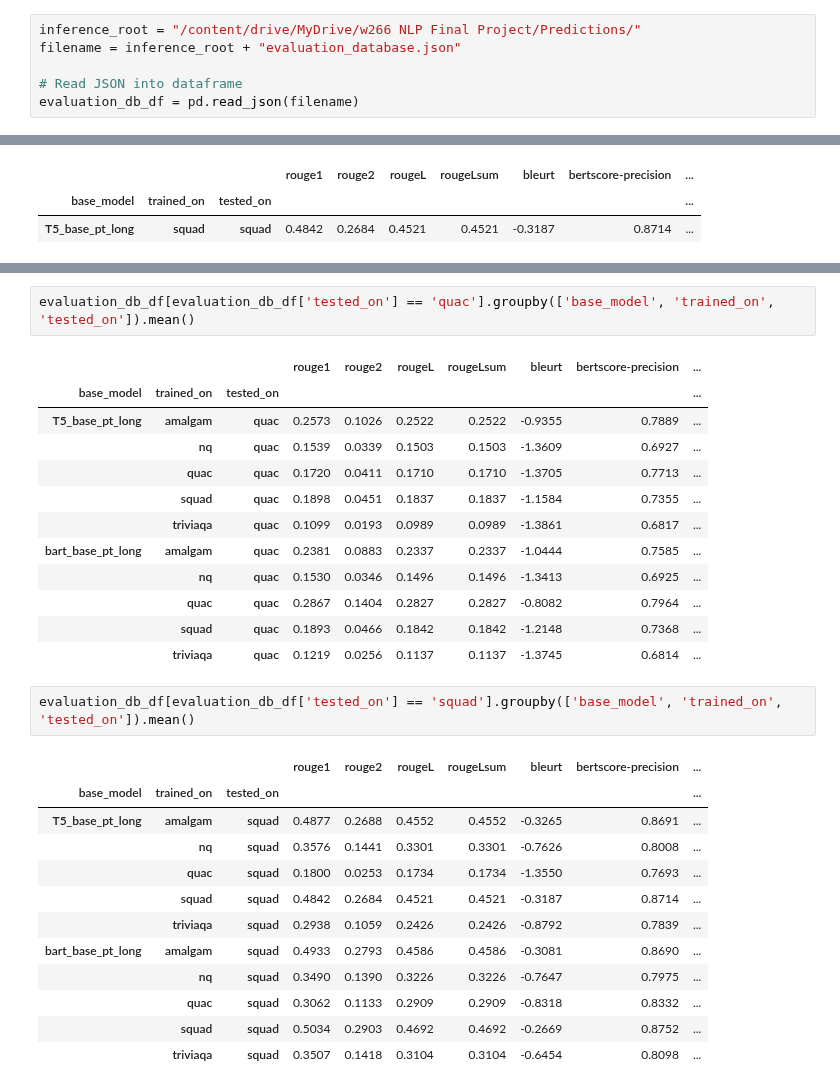
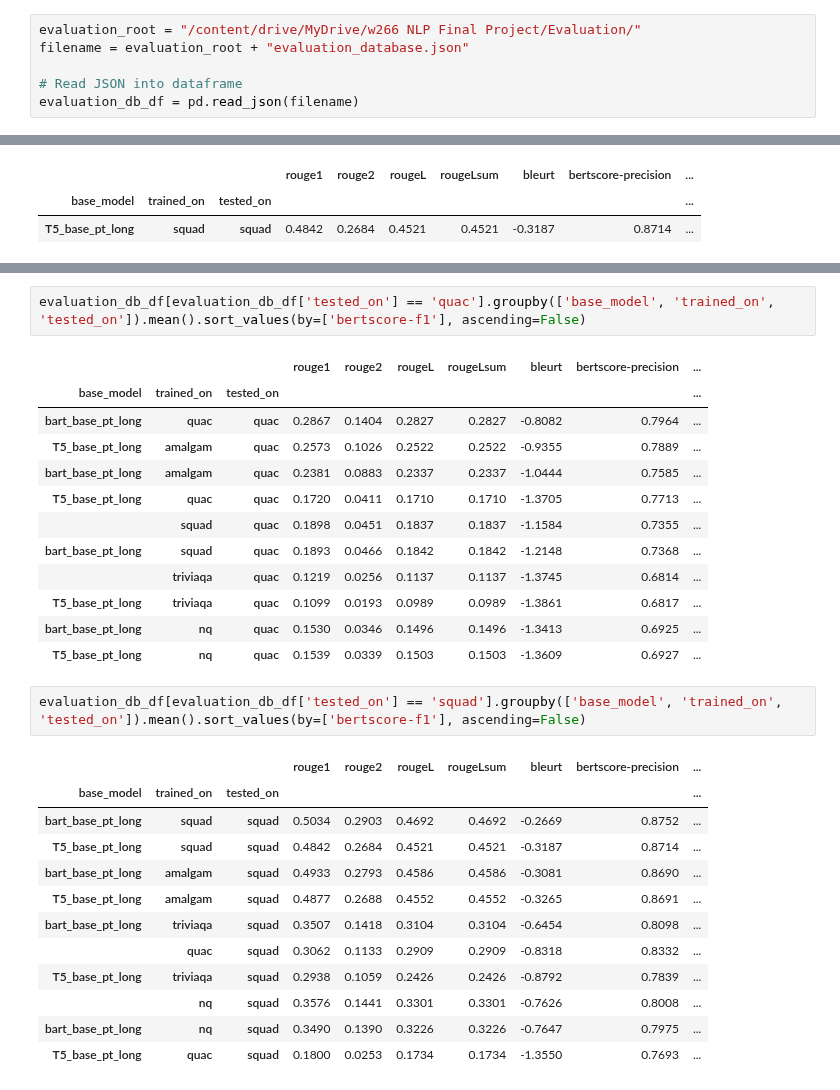
Before and after one commit to jeanlucjackson/w266_NLP_final_project, a Jupyter notebook: code/sandboxes/RR/rr_evaluation_sandbox.ipynb, the cells around one changed output, grey strips where cells are left out. Drawn from its saved outputs; the diff is of its cells as text.

```diff
--- a/code/sandboxes/RR/rr_evaluation_sandbox.ipynb
+++ b/code/sandboxes/RR/rr_evaluation_sandbox.ipynb
@@ -9,8 +9,8 @@ drive.mount('/content/drive')
 # %% [output]
 Mounted at /content/drive
 # %%
-inference_root = "/content/drive/MyDrive/w266 NLP Final Project/Predictions/"
-filename = inference_root + "evaluation_database.json"
+evaluation_root = "/content/drive/MyDrive/w266 NLP Final Project/Evaluation/"
+filename = evaluation_root + "evaluation_database.json"
 
 # Read JSON into dataframe
 evaluation_db_df = pd.read_json(filename)
@@ -51,31 +51,31 @@ evaluation_db_df[evaluation_db_df['tested_on'] == 'nq'].groupby(['base_model', '
 # %%
-evaluation_db_df[evaluation_db_df['tested_on'] == 'quac'].groupby(['base_model', 'trained_on', 'tested_on']).mean()
+evaluation_db_df[evaluation_db_df['tested_on'] == 'quac'].groupby(['base_model', 'trained_on', 'tested_on']).mean().sort_values(by=['bertscore-f1'], ascending=False)
 # %% [output]
 |  |  |  | rouge1 | rouge2 | rougeL | rougeLsum | bleurt | bertscore-precision | ... |
 | base_model | trained_on | tested_on |  |  |  |  |  |  | ... |
+| bart_base_pt_long | quac | quac | 0.2867 | 0.1404 | 0.2827 | 0.2827 | -0.8082 | 0.7964 | ... |
 | T5_base_pt_long | amalgam | quac | 0.2573 | 0.1026 | 0.2522 | 0.2522 | -0.9355 | 0.7889 | ... |
-|  | nq | quac | 0.1539 | 0.0339 | 0.1503 | 0.1503 | -1.3609 | 0.6927 | ... |
-|  | quac | quac | 0.1720 | 0.0411 | 0.1710 | 0.1710 | -1.3705 | 0.7713 | ... |
+| bart_base_pt_long | amalgam | quac | 0.2381 | 0.0883 | 0.2337 | 0.2337 | -1.0444 | 0.7585 | ... |
+| T5_base_pt_long | quac | quac | 0.1720 | 0.0411 | 0.1710 | 0.1710 | -1.3705 | 0.7713 | ... |
 |  | squad | quac | 0.1898 | 0.0451 | 0.1837 | 0.1837 | -1.1584 | 0.7355 | ... |
-|  | triviaqa | quac | 0.1099 | 0.0193 | 0.0989 | 0.0989 | -1.3861 | 0.6817 | ... |
-| bart_base_pt_long | amalgam | quac | 0.2381 | 0.0883 | 0.2337 | 0.2337 | -1.0444 | 0.7585 | ... |
-|  | nq | quac | 0.1530 | 0.0346 | 0.1496 | 0.1496 | -1.3413 | 0.6925 | ... |
-|  | quac | quac | 0.2867 | 0.1404 | 0.2827 | 0.2827 | -0.8082 | 0.7964 | ... |
-|  | squad | quac | 0.1893 | 0.0466 | 0.1842 | 0.1842 | -1.2148 | 0.7368 | ... |
+| bart_base_pt_long | squad | quac | 0.1893 | 0.0466 | 0.1842 | 0.1842 | -1.2148 | 0.7368 | ... |
 |  | triviaqa | quac | 0.1219 | 0.0256 | 0.1137 | 0.1137 | -1.3745 | 0.6814 | ... |
+| T5_base_pt_long | triviaqa | quac | 0.1099 | 0.0193 | 0.0989 | 0.0989 | -1.3861 | 0.6817 | ... |
+| bart_base_pt_long | nq | quac | 0.1530 | 0.0346 | 0.1496 | 0.1496 | -1.3413 | 0.6925 | ... |
+| T5_base_pt_long | nq | quac | 0.1539 | 0.0339 | 0.1503 | 0.1503 | -1.3609 | 0.6927 | ... |
 # %%
-evaluation_db_df[evaluation_db_df['tested_on'] == 'squad'].groupby(['base_model', 'trained_on', 'tested_on']).mean()
+evaluation_db_df[evaluation_db_df['tested_on'] == 'squad'].groupby(['base_model', 'trained_on', 'tested_on']).mean().sort_values(by=['bertscore-f1'], ascending=False)
 # %% [output]
 |  |  |  | rouge1 | rouge2 | rougeL | rougeLsum | bleurt | bertscore-precision | ... |
 | base_model | trained_on | tested_on |  |  |  |  |  |  | ... |
+| bart_base_pt_long | squad | squad | 0.5034 | 0.2903 | 0.4692 | 0.4692 | -0.2669 | 0.8752 | ... |
+| T5_base_pt_long | squad | squad | 0.4842 | 0.2684 | 0.4521 | 0.4521 | -0.3187 | 0.8714 | ... |
+| bart_base_pt_long | amalgam | squad | 0.4933 | 0.2793 | 0.4586 | 0.4586 | -0.3081 | 0.8690 | ... |
 | T5_base_pt_long | amalgam | squad | 0.4877 | 0.2688 | 0.4552 | 0.4552 | -0.3265 | 0.8691 | ... |
+| bart_base_pt_long | triviaqa | squad | 0.3507 | 0.1418 | 0.3104 | 0.3104 | -0.6454 | 0.8098 | ... |
+|  | quac | squad | 0.3062 | 0.1133 | 0.2909 | 0.2909 | -0.8318 | 0.8332 | ... |
+| T5_base_pt_long | triviaqa | squad | 0.2938 | 0.1059 | 0.2426 | 0.2426 | -0.8792 | 0.7839 | ... |
 |  | nq | squad | 0.3576 | 0.1441 | 0.3301 | 0.3301 | -0.7626 | 0.8008 | ... |
-|  | quac | squad | 0.1800 | 0.0253 | 0.1734 | 0.1734 | -1.3550 | 0.7693 | ... |
-|  | squad | squad | 0.4842 | 0.2684 | 0.4521 | 0.4521 | -0.3187 | 0.8714 | ... |
-|  | triviaqa | squad | 0.2938 | 0.1059 | 0.2426 | 0.2426 | -0.8792 | 0.7839 | ... |
-| bart_base_pt_long | amalgam | squad | 0.4933 | 0.2793 | 0.4586 | 0.4586 | -0.3081 | 0.8690 | ... |
-|  | nq | squad | 0.3490 | 0.1390 | 0.3226 | 0.3226 | -0.7647 | 0.7975 | ... |
-|  | quac | squad | 0.3062 | 0.1133 | 0.2909 | 0.2909 | -0.8318 | 0.8332 | ... |
-|  | squad | squad | 0.5034 | 0.2903 | 0.4692 | 0.4692 | -0.2669 | 0.8752 | ... |
-|  | triviaqa | squad | 0.3507 | 0.1418 | 0.3104 | 0.3104 | -0.6454 | 0.8098 | ... |
+| bart_base_pt_long | nq | squad | 0.3490 | 0.1390 | 0.3226 | 0.3226 | -0.7647 | 0.7975 | ... |
+| T5_base_pt_long | quac | squad | 0.1800 | 0.0253 | 0.1734 | 0.1734 | -1.3550 | 0.7693 | ... |
 # %%
```
Also changed, not shown: parts of 2 cells of this notebook.
